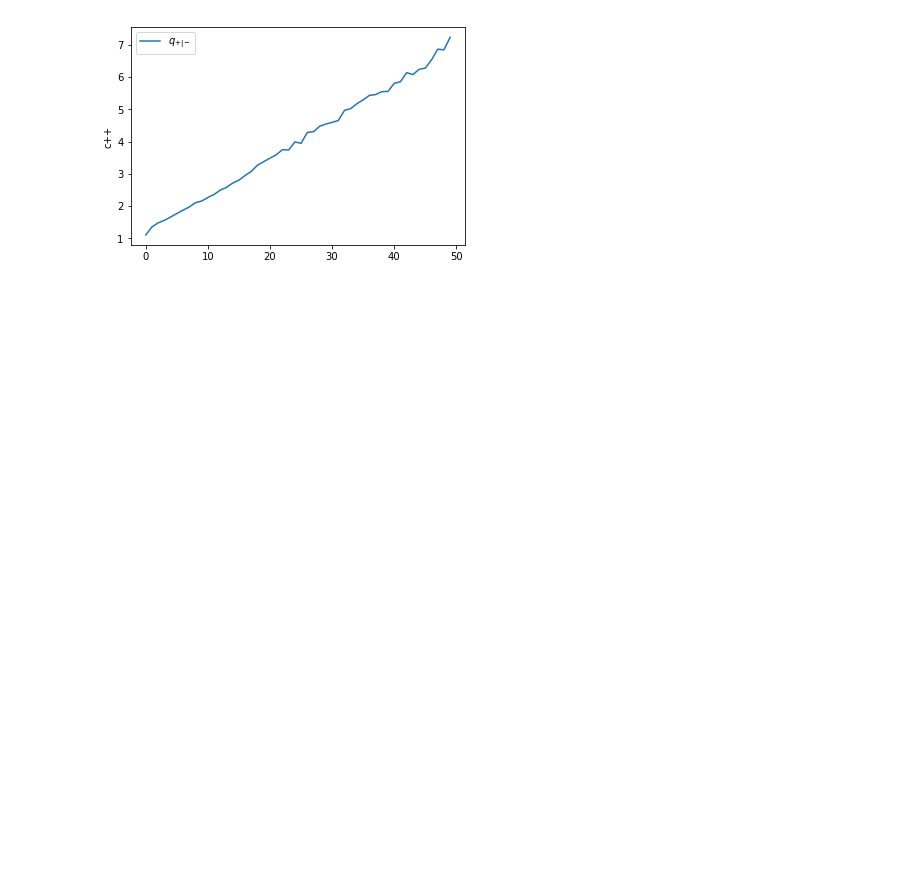
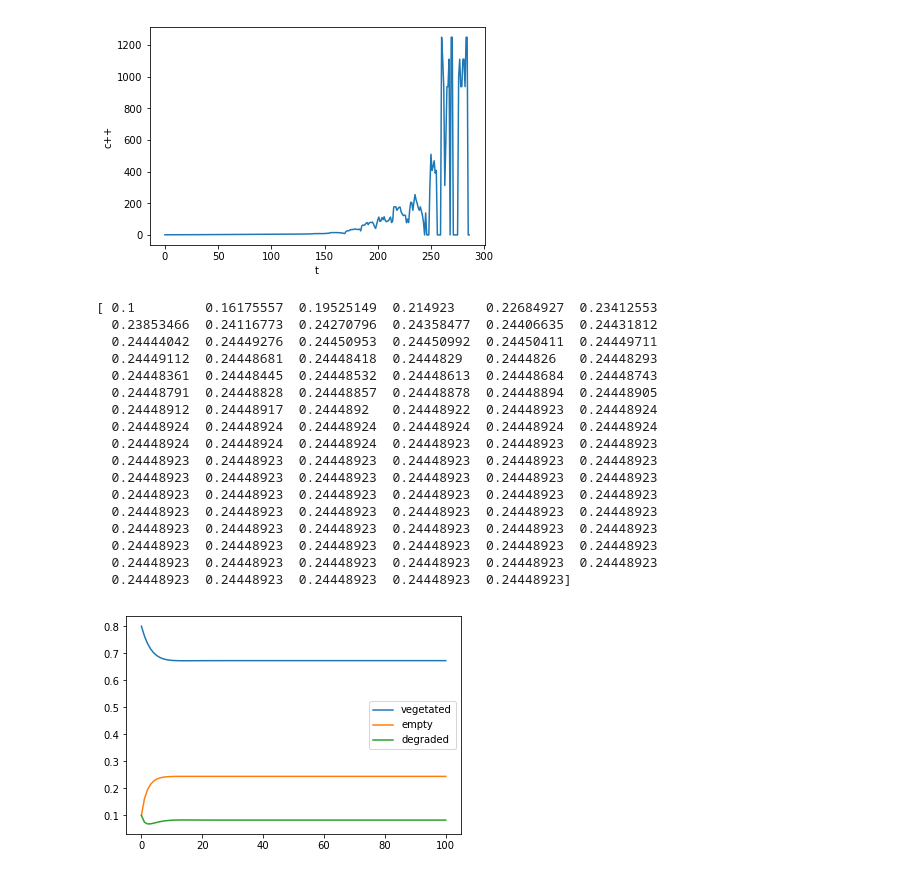
Before and after one commit to intramuros/abm, a Jupyter notebook: Gather and plot.ipynb, the cells around one changed output. Drawn from its saved outputs; the diff is of its cells as text; code cells hidden in the pictures; blank space fills up the shorter version.

```diff
--- a/Gather and plot.ipynb
+++ b/Gather and plot.ipynb
@@ -106,9 +113,10 @@ plt.show()
 # %%
 from matplotlib import pyplot as plt
-plt.plot(stats.qplusplus/(stats.Vegetated/(total))**2, label = r'$q_{+|-}$')
+plt.plot(stats.qplusplus/(stats.Vegetated/(total)))
 plt.legend()
 plt.ylabel('c++')
-plt.savefig(output_dir + "Local_densities.png", format = 'png' )
+plt.xlabel('t')
+plt.savefig(output_dir + "Clustering_intensity_delta_%s_c_%s_r_%s_d_%s_f%s_m_%s_b_%s_FL_%s.png"%(delta,c,r,d,f,m,b, with_FL), format = 'png' )
 plt.show()
 # %% [output]
-[figure, old version]
+[figure, new version]
@@ -114,0 +180,63 @@ plt.show()
+# %%
+import numpy as np
+from scipy.integrate import odeint
+import matplotlib.pyplot as plt
+
+delta = 0
+c = 0.3
+r = 0
+d = 0.2
+f = 0.8
+m = 0.1
+b = 0.4
+r_0 = 1/3
+
+r_m = 1/3
+r_p = 1/3
+
+r_0 = 0.1
+
+r_m = 0.1
+r_p = 0.8
+z = 4
+
+r_pp = r_p*r_p
+r_pm = r_p*r_m
+r_p0 = r_p*r_0
+r_mm = r_m*r_m
+r_m0 = r_m*r_0
+r_00 = r_0*r_0
+
+r_init = [r_p, r_0 ,r_m, r_pp, r_pm, r_p0, r_mm, r_m0, r_00]
+
+t = np.linspace(0, 100, 101)
+
+
+y = odeint(pair_approx_model, r_init, t ,args = (delta, c , r, d, f, m, b,z))
+# %%
+print(y.T[1])
+plt.plot(y.T[0], label = "vegetated" )
+plt.plot(y.T[1], label = "empty")
+plt.plot(y.T[2], label = "degraded")
+plt.legend()
+
+plt.show()
+# %% [output]
+[ 0.1         0.16175557  0.19525149  0.214923    0.22684927  0.23412553
+  0.23853466  0.24116773  0.24270796  0.24358477  0.24406635  0.24431812
+  0.24444042  0.24449276  0.24450953  0.24450992  0.24450411  0.24449711
+  0.24449112  0.24448681  0.24448418  0.2444829   0.2444826   0.24448293
+  0.24448361  0.24448445  0.24448532  0.24448613  0.24448684  0.24448743
+  0.24448791  0.24448828  0.24448857  0.24448878  0.24448894  0.24448905
+  0.24448912  0.24448917  0.2444892   0.24448922  0.24448923  0.24448924
+  0.24448924  0.24448924  0.24448924  0.24448924  0.24448924  0.24448924
+  0.24448924  0.24448924  0.24448924  0.24448923  0.24448923  0.24448923
+  0.24448923  0.24448923  0.24448923  0.24448923  0.24448923  0.24448923
+  0.24448923  0.24448923  0.24448923  0.24448923  0.24448923  0.24448923
+  0.24448923  0.24448923  0.24448923  0.24448923  0.24448923  0.24448923
+  0.24448923  0.24448923  0.24448923  0.24448923  0.24448923  0.24448923
+  0.24448923  0.24448923  0.24448923  0.24448923  0.24448923  0.24448923
+  0.24448923  0.24448923  0.24448923  0.24448923  0.24448923  0.24448923
+  0.24448923  0.24448923  0.24448923  0.24448923  0.24448923  0.24448923
+  0.24448923  0.24448923  0.24448923  0.24448923  0.24448923]
+[figure, added]
```
Also changed, not shown: parts of 7 cells of this notebook, 2 other files.
